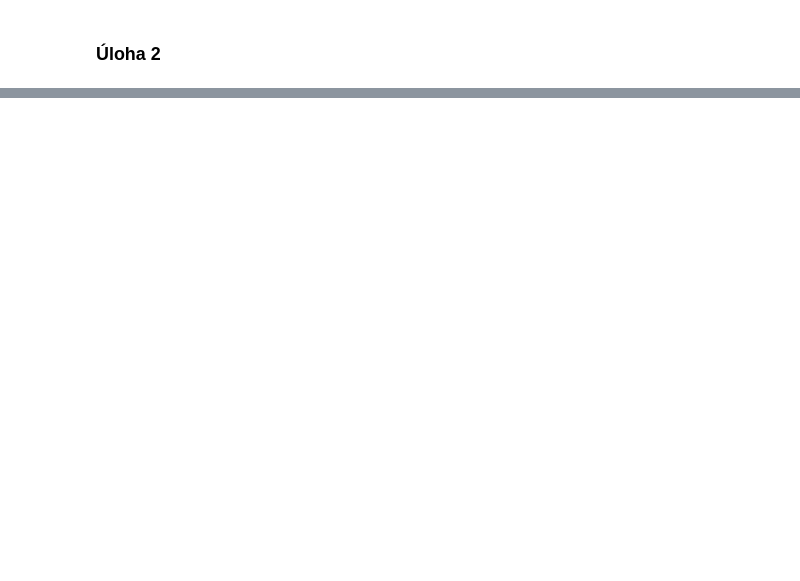
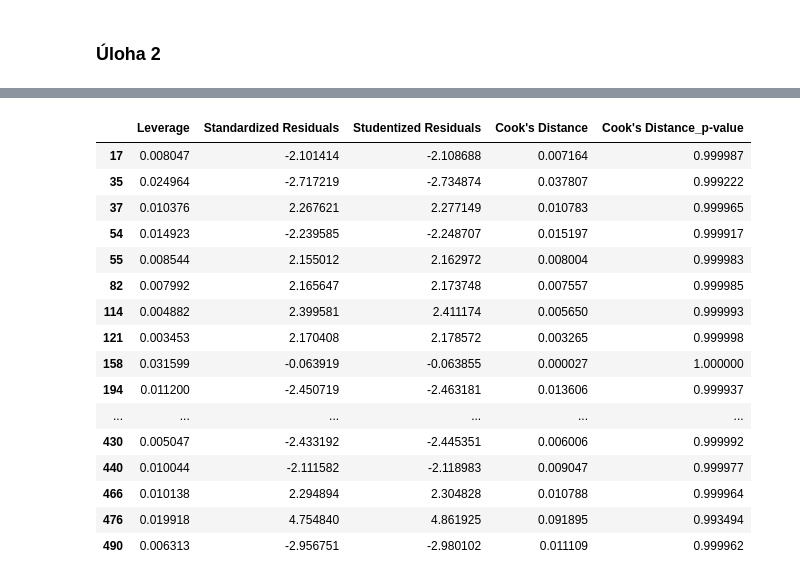
Before and after one commit to FITlifeSADGE/MSP, a Jupyter notebook: proj2/MSP.ipynb, the cells around one changed output, grey strips where cells are left out. Drawn from its saved outputs; the diff is of its cells as text; code cells hidden in the pictures; blank space fills up the shorter version.

```diff
--- a/proj2/MSP.ipynb
+++ b/proj2/MSP.ipynb
@@ -283 +620,47 @@ data.iloc[outliers_index]
+# %%
+# Zapíšeme výsledný model
+formula = "Ping ~ ActiveUsers + InteractingPct + OSType_Windows +  ActiveUsers*InteractingPct"
+
+# Vytvoření a fitování modelu
+model = sm.OLS.from_formula(formula, data=data_encoded).fit()
+influence = model.get_influence()
+# Leverage
+leverage = influence.hat_matrix_diag
+# Cookovy D hodnoty (a p-hodnoty) jako n-tice polí [n x 2]
+cooks_d = influence.cooks_distance
+# Standardizovaná rezidua
+standardized_residuals = influence.resid_studentized_internal
+# Studentizovaná rezidua
+studentized_residuals = influence.resid_studentized_external
+#tabulka dohromady dořešit změny počtu řádků
+
+outl_stats_df = pd.DataFrame({
+    'Leverage': leverage,
+    'Standardized Residuals': standardized_residuals,
+    'Studentized Residuals': studentized_residuals,
+    'Cook\'s Distance': cooks_d[0],
+    'Cook\'s Distance_p-value': cooks_d[1]
+}, index=data_encoded.index)
+#vyber jen "zajímavý" hodnoty
+outl_stats_df = outl_stats_df[(outl_stats_df['Leverage'] > 3*len(model.params)/data_encoded.shape[0]) | (np.abs(outl_stats_df['Standardized Residuals']) > 2) | (outl_stats_df['Cook\'s Distance_p-value'] < 0.05)]
+
+outl_stats_df
+# %% [output]
+|  | Leverage | Standardized Residuals | Studentized Residuals | Cook's Distance | Cook's Distance_p-value |
+| 17 | 0.008047 | -2.101414 | -2.108688 | 0.007164 | 0.999987 |
+| 35 | 0.024964 | -2.717219 | -2.734874 | 0.037807 | 0.999222 |
+| 37 | 0.010376 | 2.267621 | 2.277149 | 0.010783 | 0.999965 |
+| 54 | 0.014923 | -2.239585 | -2.248707 | 0.015197 | 0.999917 |
+| 55 | 0.008544 | 2.155012 | 2.162972 | 0.008004 | 0.999983 |
+| 82 | 0.007992 | 2.165647 | 2.173748 | 0.007557 | 0.999985 |
+| 114 | 0.004882 | 2.399581 | 2.411174 | 0.005650 | 0.999993 |
+| 121 | 0.003453 | 2.170408 | 2.178572 | 0.003265 | 0.999998 |
+| 158 | 0.031599 | -0.063919 | -0.063855 | 0.000027 | 1.000000 |
+| 194 | 0.011200 | -2.450719 | -2.463181 | 0.013606 | 0.999937 |
+| ... | ... | ... | ... | ... | ... |
+| 430 | 0.005047 | -2.433192 | -2.445351 | 0.006006 | 0.999992 |
+| 440 | 0.010044 | -2.111582 | -2.118983 | 0.009047 | 0.999977 |
+| 466 | 0.010138 | 2.294894 | 2.304828 | 0.010788 | 0.999964 |
+| 476 | 0.019918 | 4.754840 | 4.861925 | 0.091895 | 0.993494 |
+| 490 | 0.006313 | -2.956751 | -2.980102 | 0.011109 | 0.999962 |
 # %%
```
Also changed, not shown: parts of 42 cells of this notebook.
